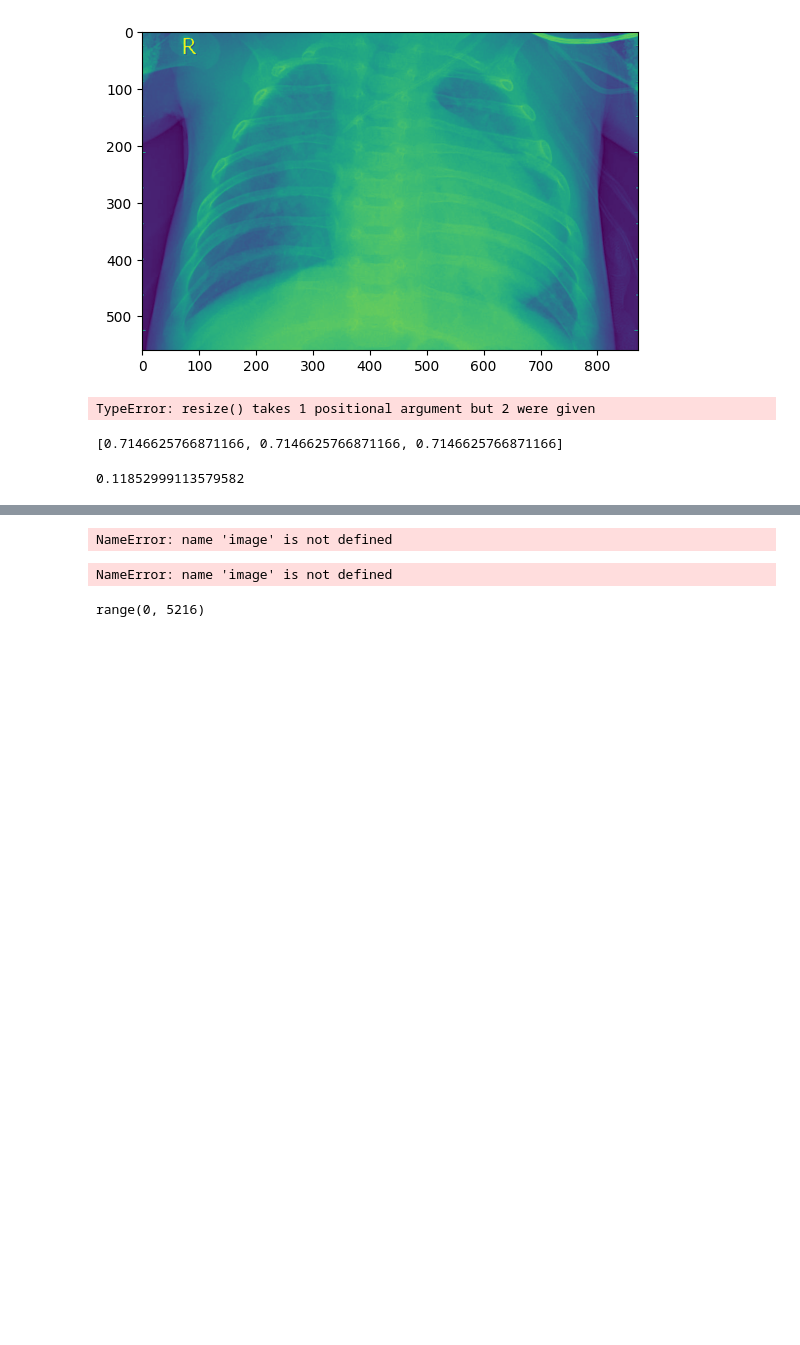
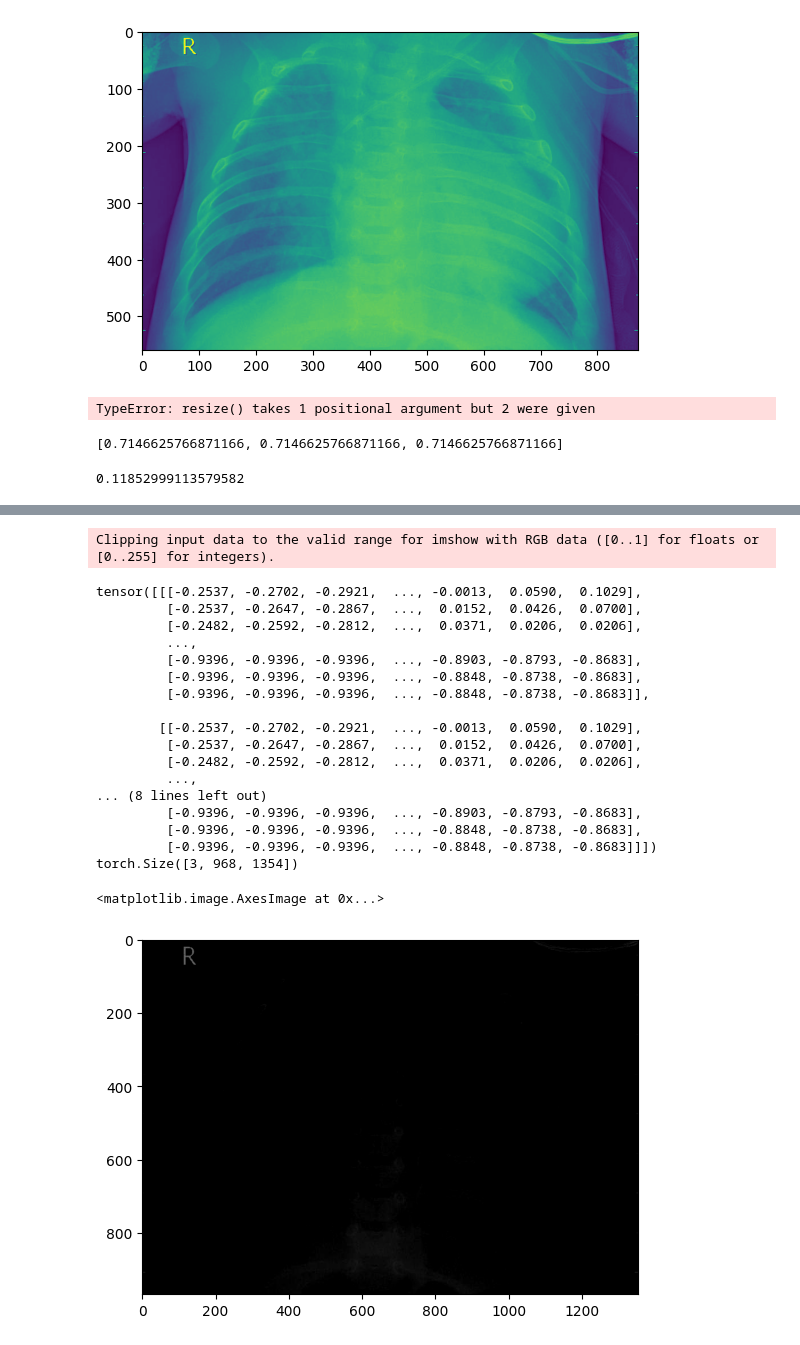
Before and after one commit to JPMartinezClaeys/30254-pneumoniacs, a Jupyter notebook: predict-pneumonia/lisette_notebook.ipynb, the cells around one changed output, grey strips where cells are left out. Saved outputs shown, nothing was run; the diff lists cells and outputs as text; code cells hidden in the pictures; blank space fills up the shorter version.

```diff
--- a/predict-pneumonia/lisette_notebook.ipynb
+++ b/predict-pneumonia/lisette_notebook.ipynb
@@ -19,7 +19,7 @@ pwd()
 # using cv2
 # read in the image
 
-img = cv2.imread("data/test/PNEUMONIA/person1_virus_11.jpeg", cv2.IMREAD_UNCHANGED)
+img = cv2.imread("data/test/PNEUMONIA/person1_virus_11.jpeg")
 print(img.shape)
 print(type(img.shape))
 # %% [output]
@@ -50,35 +70,41 @@ train_dataset.data['ratio'].std()
 # %%
-length = train_dataset.data['length'].mean()
-ratio = train_dataset.data['ratio'].mean()
+def transform(image):
 
-transform = T.Compose([
-    T.ToPILImage(), # Convert numpy array to PIL Image
-    T.RandomAdjustSharpness(sharpness_factor=2),
-    T.RandomPosterize(bits=4, p=0.5),
-    T.Resize((int(length), int(length/ratio))), # Resize the image
-    T.ToTensor(), # Convert PIL Image to tensor
-    T.Normalize(mean=[train_dataset.data['ratio'].mean()]*3, std=[train_dataset.data['ratio'].std()]*3) # Normalize the image
-])
+    length = train_dataset.data['length'].mean()
+    ratio = train_dataset.data['ratio'].mean()
 
-tensor = transform(image)
+    T.Compose([
+            T.ToPILImage(), # Convert numpy array to PIL Image
+            T.RandomAdjustSharpness(sharpness_factor=2),
+            T.RandomPosterize(bits=4, p=0.5),
+            T.Resize((int(length), int(length/ratio))), # Resize the image
+            T.ToTensor(), # Convert PIL Image to tensor
+            T.Normalize(mean=[ratio]*3, std=[ratio]*3) # Normalize the image
+        ])
+
+tensor = transform(img)
 print(tensor)
 print(tensor.shape)
 
 plt.imshow(tensor.permute(1, 2, 0))
 # %% [output]
-NameError: name 'image' is not defined
+Clipping input data to the valid range for imshow with RGB data ([0..1] for floats or [0..255] for integers).
+tensor([[[-0.2537, -0.2702, -0.2921,  ..., -0.0013,  0.0590,  0.1029],
+         [-0.2537, -0.2647, -0.2867,  ...,  0.0152,  0.0426,  0.0700],
+         [-0.2482, -0.2592, -0.2812,  ...,  0.0371,  0.0206,  0.0206],
+         ...,
+         [-0.9396, -0.9396, -0.9396,  ..., -0.8903, -0.8793, -0.8683],
+         [-0.9396, -0.9396, -0.9396,  ..., -0.8848, -0.8738, -0.8683],
+         [-0.9396, -0.9396, -0.9396,  ..., -0.8848, -0.8738, -0.8683]],
+
+        [[-0.2537, -0.2702, -0.2921,  ..., -0.0013,  0.0590,  0.1029],
+         [-0.2537, -0.2647, -0.2867,  ...,  0.0152,  0.0426,  0.0700],
+         [-0.2482, -0.2592, -0.2812,  ...,  0.0371,  0.0206,  0.0206],
+         ...,
+... (8 lines left out)
+         [-0.9396, -0.9396, -0.9396,  ..., -0.8903, -0.8793, -0.8683],
+         [-0.9396, -0.9396, -0.9396,  ..., -0.8848, -0.8738, -0.8683],
+         [-0.9396, -0.9396, -0.9396,  ..., -0.8848, -0.8738, -0.8683]]])
+torch.Size([3, 968, 1354])
+<matplotlib.image.AxesImage at 0x...>
+[figure, added]
-# %%
-transform = T.Compose([
-    T.ToPILImage(), # Convert numpy array to PIL Image
-        T.RandomAdjustSharpness(sharpness_factor=2),
-        T.RandomPosterize(bits=4, p=0.5)
-])
-
-tensor = transform(image)
-print(tensor)
-# %% [output]
-NameError: name 'image' is not defined
-# %%
-for i in range(0, len(train_dataset)):
-# %% [output]
-range(0, 5216)
```
Also changed, not shown: parts of 2 cells of this notebook, 1 other file.
